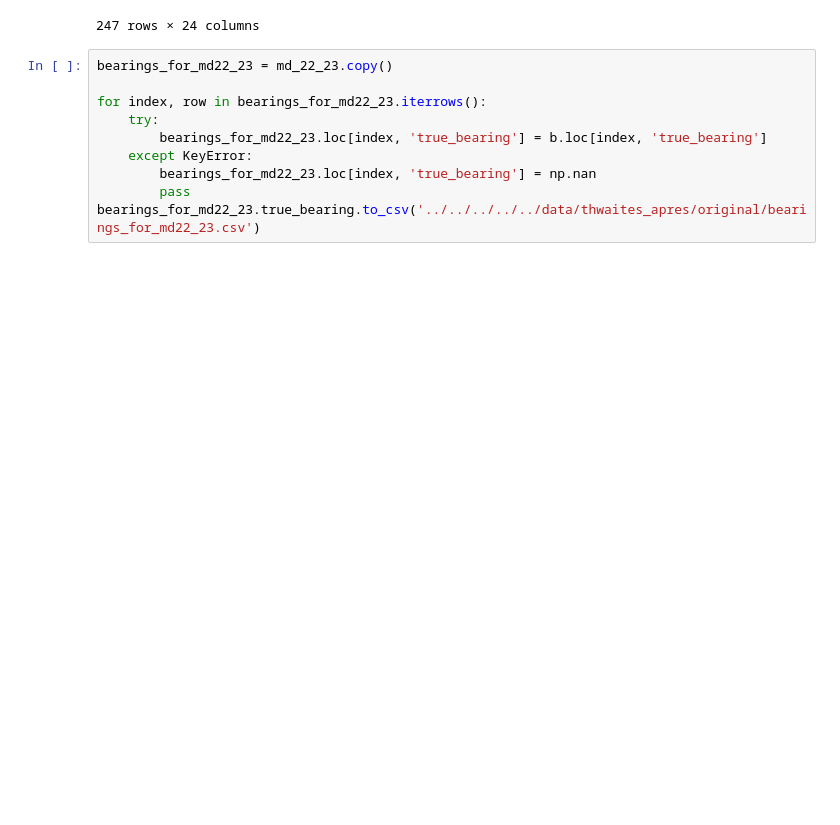
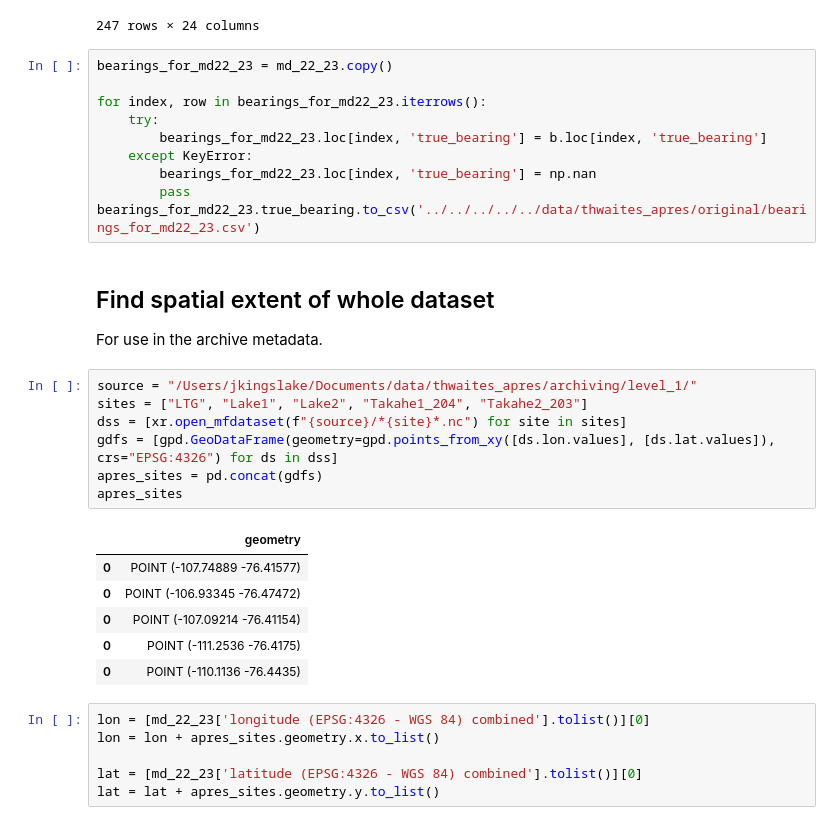
Before and after one commit to GHOST-thwaites/GHOST_ApRES_archiving, a Jupyter notebook: metadata_preparation.ipynb, the cells around one changed output. Saved outputs shown, nothing was run; the diff lists cells and outputs as text; blank space fills up the shorter version.

Commit message:
add spatial and temporal extent calcs

```diff
--- a/metadata_preparation.ipynb
+++ b/metadata_preparation.ipynb
@@ -508,3 +507,26 @@ for index, row in bearings_for_md22_23.iterrows():
         bearings_for_md22_23.loc[index, 'true_bearing'] = np.nan
         pass
 bearings_for_md22_23.true_bearing.to_csv('../../../../../data/thwaites_apres/original/bearings_for_md22_23.csv')
+# %% [markdown]
+## Find spatial extent of whole dataset
+For use in the archive metadata.
+# %%
+source = "/Users/jkingslake/Documents/data/thwaites_apres/archiving/level_1/"
+sites = ["LTG", "Lake1", "Lake2", "Takahe1_204", "Takahe2_203"]
+dss = [xr.open_mfdataset(f"{source}/*{site}*.nc") for site in sites]
+gdfs = [gpd.GeoDataFrame(geometry=gpd.points_from_xy([ds.lon.values], [ds.lat.values]), crs="EPSG:4326") for ds in dss]
+apres_sites = pd.concat(gdfs)
+apres_sites
+# %% [output]
+|  | geometry |
+| 0 | POINT (-107.74889 -76.41577) |
+| 0 | POINT (-106.93345 -76.47472) |
+| 0 | POINT (-107.09214 -76.41154) |
+| 0 | POINT (-111.2536 -76.4175) |
+| 0 | POINT (-110.1136 -76.4435) |
+# %%
+lon = [md_22_23['longitude (EPSG:4326 - WGS 84) combined'].tolist()][0]
+lon = lon + apres_sites.geometry.x.to_list()
+
+lat = [md_22_23['latitude (EPSG:4326 - WGS 84) combined'].tolist()][0]
+lat = lat + apres_sites.geometry.y.to_list()
```
Also changed, not shown: parts of 7 cells of this notebook, 1 other file.
